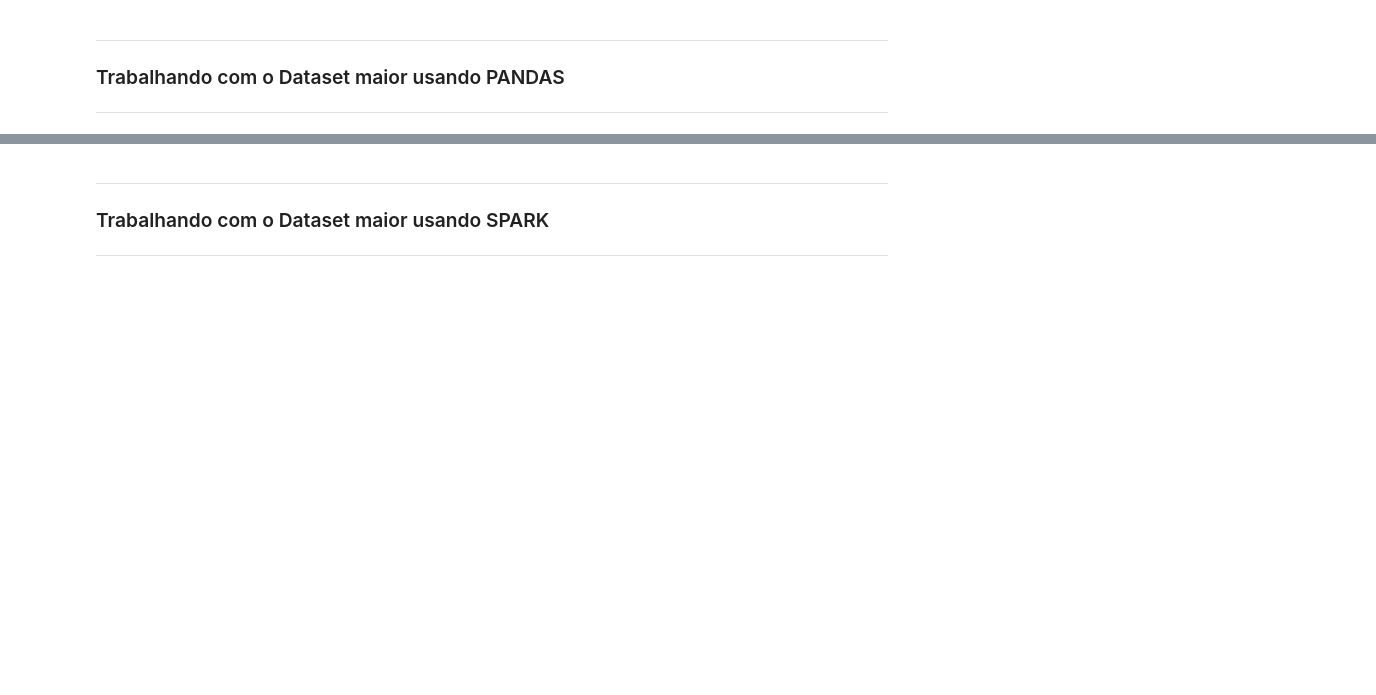
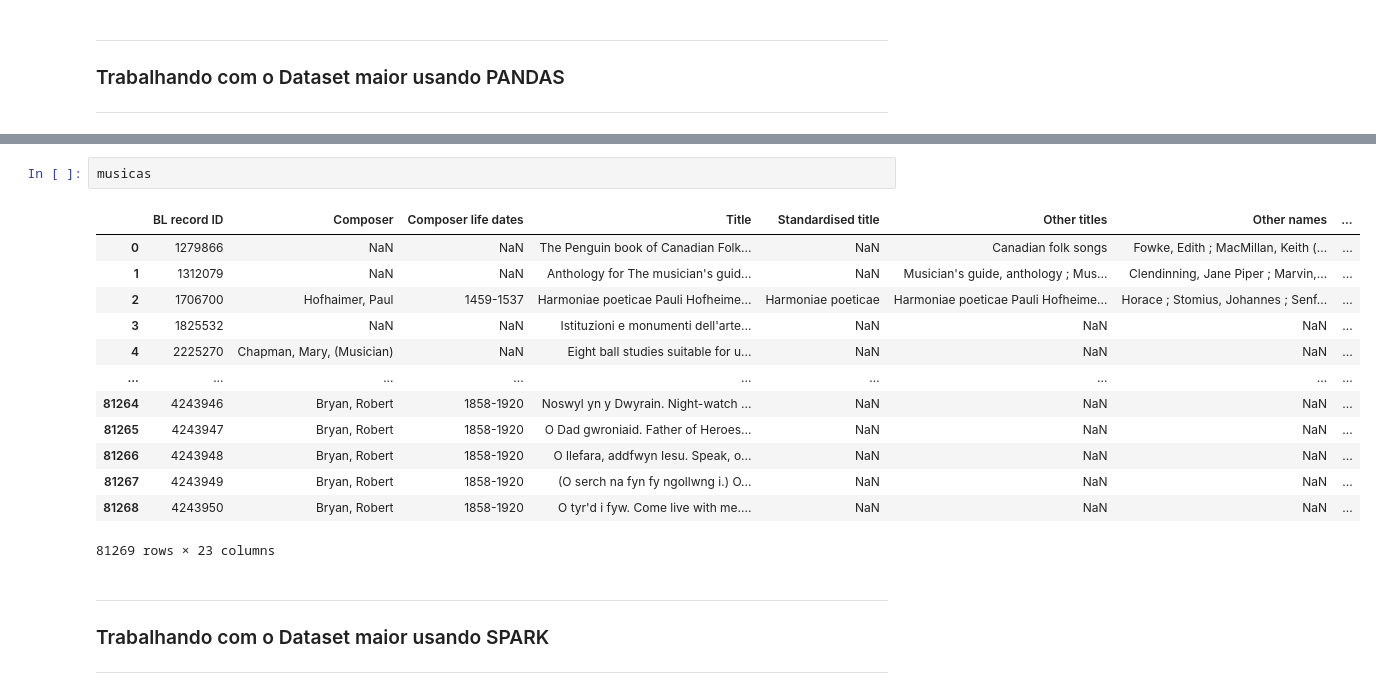
Before and after one commit to GuilhermeKotchergenko/santandercoders_bigdata1_project, a Jupyter notebook: Trabalho pandas X spark .ipynb, the cells around one changed output, grey strips where cells are left out. Cells and saved outputs as stored; diff of their text form; blank space fills up the shorter version.

```diff
--- a/Trabalho pandas X spark .ipynb
+++ b/Trabalho pandas X spark .ipynb
@@ -58,3 +156,19 @@ import pyspark as spark
+# %%
+musicas
+# %% [output]
+|  | BL record ID | Composer | Composer life dates | Title | Standardised title | Other titles | Other names | ... |
+| 0 | 1279866 | NaN | NaN | The Penguin book of Canadian Folk... | NaN | Canadian folk songs | Fowke, Edith ; MacMillan, Keith (... | ... |
+| 1 | 1312079 | NaN | NaN | Anthology for The musician's guid... | NaN | Musician's guide, anthology ; Mus... | Clendinning, Jane Piper ; Marvin,... | ... |
+| 2 | 1706700 | Hofhaimer, Paul | 1459-1537 | Harmoniae poeticae Pauli Hofheime... | Harmoniae poeticae | Harmoniae poeticae Pauli Hofheime... | Horace ; Stomius, Johannes ; Senf... | ... |
+| 3 | 1825532 | NaN | NaN | Istituzioni e monumenti dell'arte... | NaN | NaN | NaN | ... |
+| 4 | 2225270 | Chapman, Mary, (Musician) | NaN | Eight ball studies suitable for u... | NaN | NaN | NaN | ... |
+| ... | ... | ... | ... | ... | ... | ... | ... | ... |
+| 81264 | 4243946 | Bryan, Robert | 1858-1920 | Noswyl yn y Dwyrain. Night-watch ... | NaN | NaN | NaN | ... |
+| 81265 | 4243947 | Bryan, Robert | 1858-1920 | O Dad gwroniaid. Father of Heroes... | NaN | NaN | NaN | ... |
+| 81266 | 4243948 | Bryan, Robert | 1858-1920 | O llefara, addfwyn Iesu. Speak, o... | NaN | NaN | NaN | ... |
+| 81267 | 4243949 | Bryan, Robert | 1858-1920 | (O serch na fyn fy ngollwng i.) O... | NaN | NaN | NaN | ... |
+| 81268 | 4243950 | Bryan, Robert | 1858-1920 | O tyr'd i fyw. Come live with me.... | NaN | NaN | NaN | ... |
+81269 rows × 23 columns
 # %% [markdown]
 ---
 ### Trabalhando com o Dataset maior usando SPARK
```
Also changed, not shown: parts of 18 cells of this notebook.
